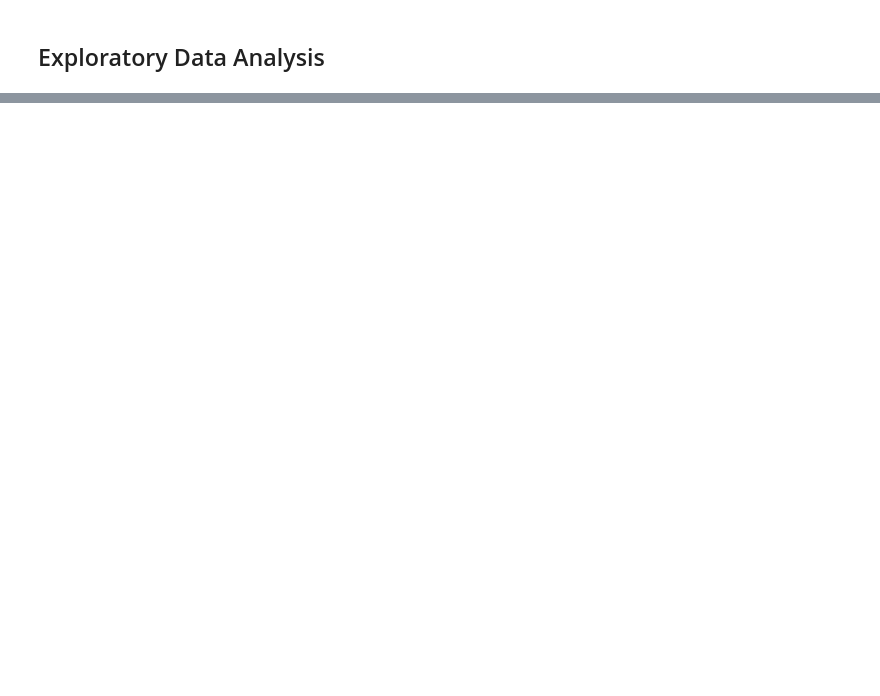
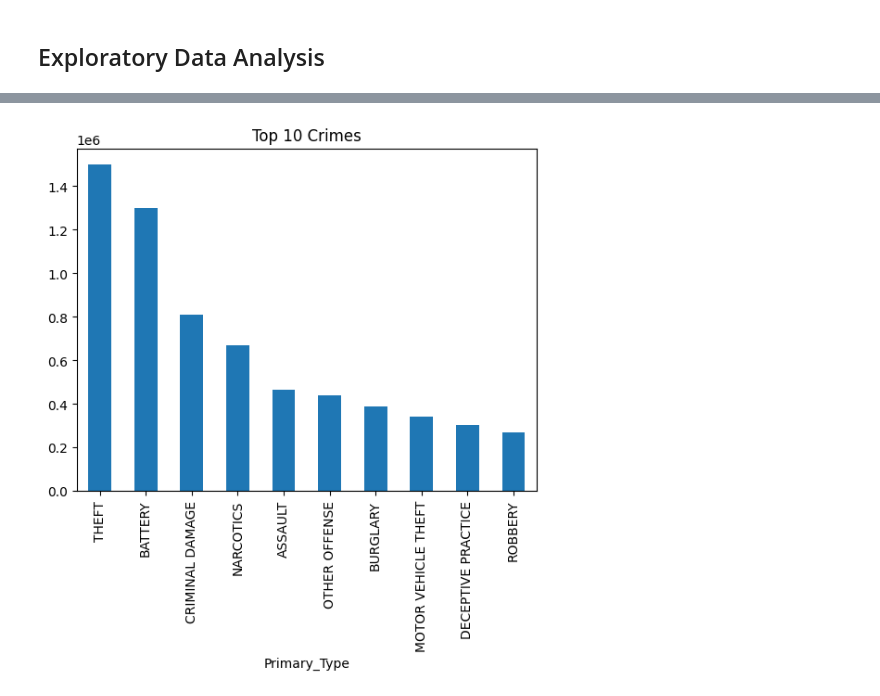
Before and after one commit to KudoroEsther/all_tasks, a Jupyter notebook: Week_8_Tasks/Task19_Chicago_Crime.ipynb, the cells around one changed output, grey strips where cells are left out. Cells and saved outputs as stored; diff of their text form; code cells hidden in the pictures; blank space fills up the shorter version.

```diff
--- a/Week_8_Tasks/Task19_Chicago_Crime.ipynb
+++ b/Week_8_Tasks/Task19_Chicago_Crime.ipynb
@@ -142,3 +142,8 @@ dtype: int64
 df.shape
 # %% [output]
 (7084435, 22)
+# %%
+#Renaming columns for easy access
+initial_columns = [i for i in df.columns if " " in i]
+df = df.rename(columns={i : i.replace(" ", "_") for i in initial_columns})
+df.head()
@@ -146,0 +163,4 @@ df.shape
+# %%
+#Most common types of crimes in the dataset
+crimes = df["Primary_Type"].value_counts().head(10)
+print(f"Top 10 crimes \n{crimes}")
@@ -146,0 +181,5 @@ df.shape
+# %%
+crimes.plot(kind='bar', x = "Crime Types", y= "Frequency",title="Top 10 Crimes")
+plt.show()
+# %% [output]
+[figure, added]
```
Also changed, not shown: parts of 6 cells of this notebook.
